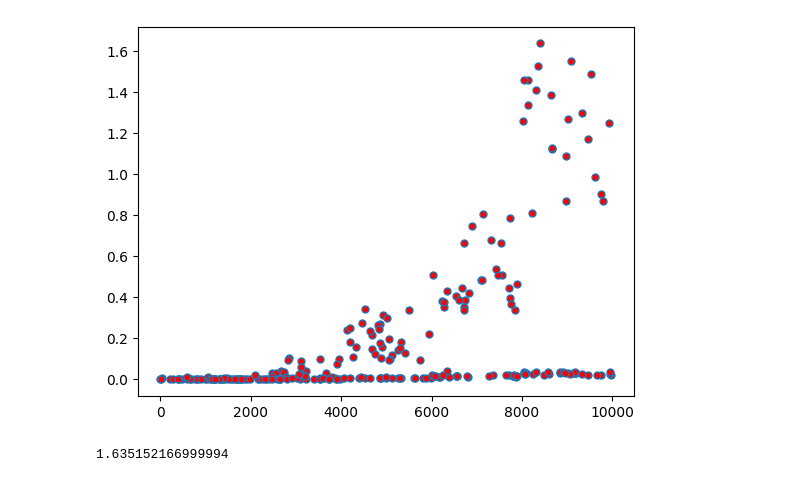
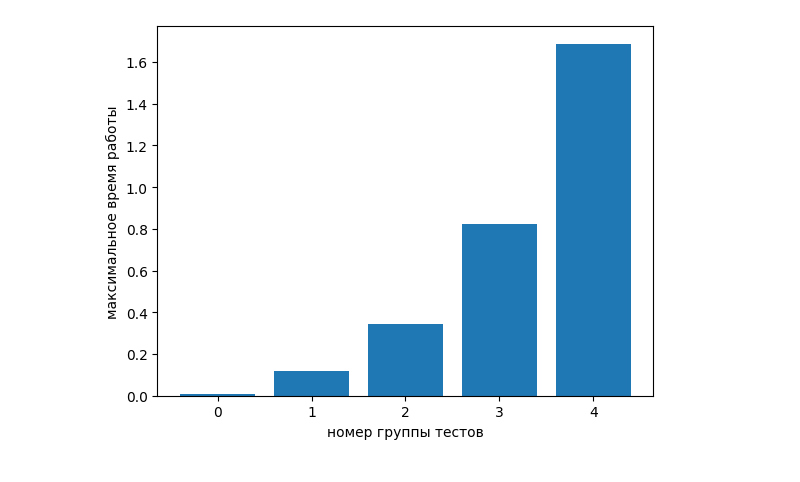
Before and after one commit to defuntitled/GraphTheory2023-2024, a Jupyter notebook: maxflow_analyze.ipynb, the cells around one changed output. Cells and saved outputs as stored; diff of their text form; code cells hidden in the pictures.

Commit message:
fix visualization

```diff
--- a/maxflow_analyze.ipynb
+++ b/maxflow_analyze.ipynb
@@ -22,5 +17,6 @@ u_t = []
 # %%
 INPUT_PARAMS_PATH = Path("./datasets/analyze/input_params.txt")
+exec_time = []
 with INPUT_PARAMS_PATH.open('r') as file:
     for params in get_input(file):
         g = nx.gnm_random_graph(params[0], params[1])
@@ -33,8 +29,5 @@ with INPUT_PARAMS_PATH.open('r') as file:
         start_time=time.perf_counter()
         result = fifo_push_relabel_impl(gr,0,params[0]-1)
         finish_time=time.perf_counter()
-        n_t.append((params[0], finish_time-start_time))
-        m_t.append((params[1], finish_time-start_time))
-        u_t.append((params[2], finish_time-start_time))
-        t = max(finish_time-start_time,t)
+        exec_time.append(finish_time-start_time)
         assert expected_result == result
@@ -57,8 +34,11 @@ print(t)
-# %%
-plt.plot([n[0] for n in u_t], [n[1] for n in u_t],linestyle='',marker='.',markersize=5,
-     markerfacecolor='#FF0000')
-plt.show()
-print(t)
-# %% [output]
-[figure, removed]
-1.635152166999994
+# %%
+max_time = [max(exec_time[i*50:(i+1)*50]) for i in range(5)]
+avg_time = [statistics.mean(exec_time[i*50:(i+1)*50]) for i in range(5)]
+# %%
+groups = list(range(5))
+plt.bar(groups, max_time)
+plt.xlabel('номер группы тестов')
+plt.ylabel('максимальное время работы')
+plt.show()
+# %% [output]
+[figure, added]
```
Also changed, not shown: parts of 4 cells of this notebook.
